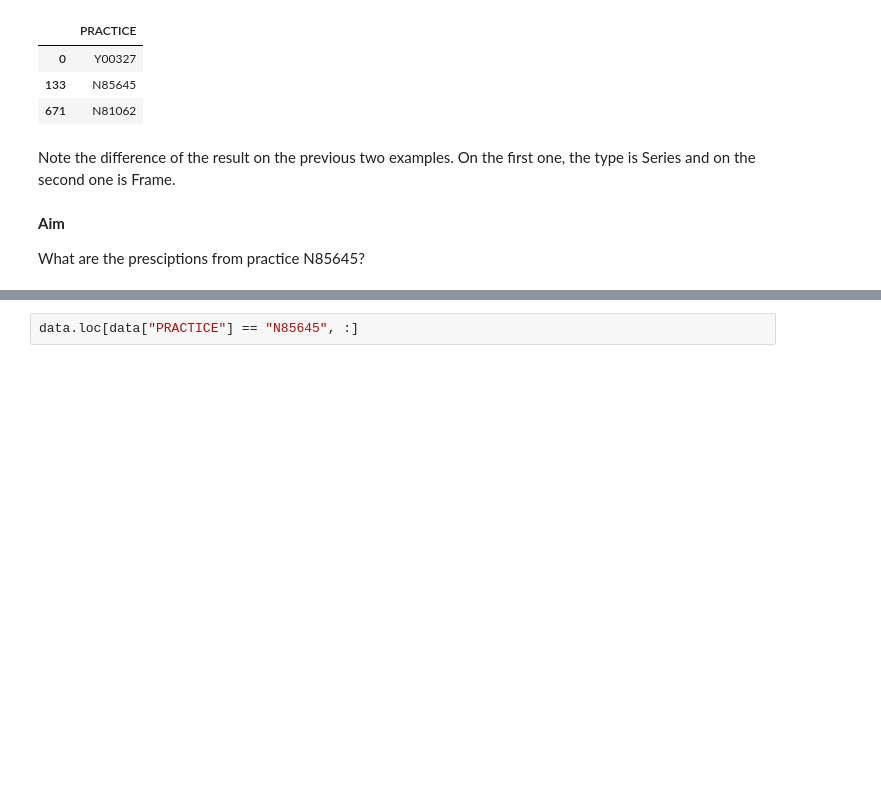
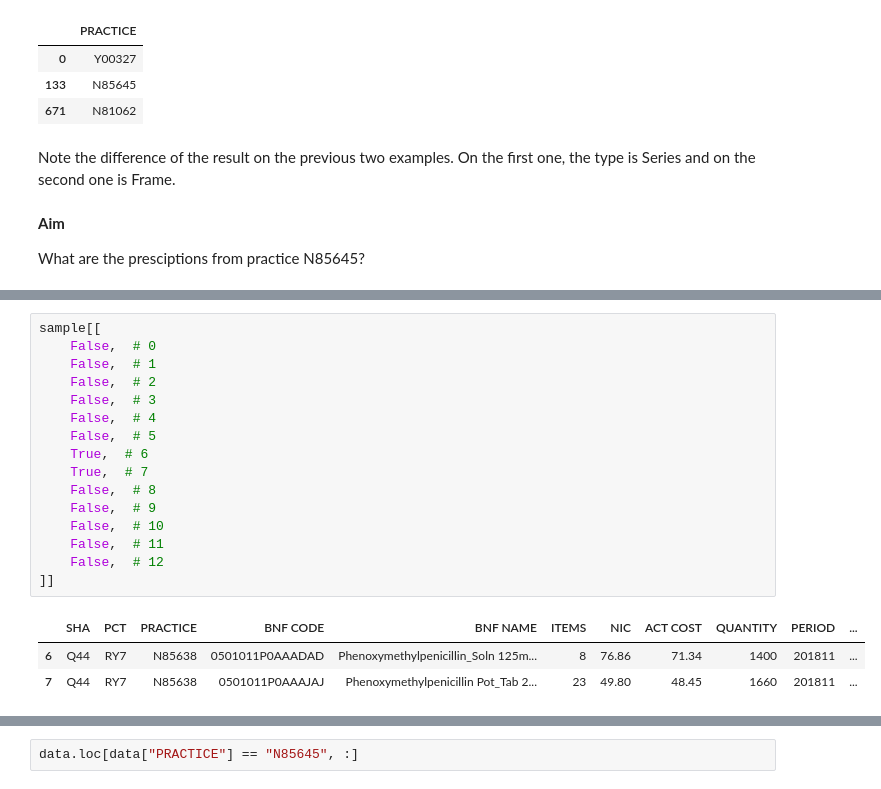
Before and after one commit to anenadic/2019-03-16-manchester, a Jupyter notebook: prescribing_exercises.ipynb, the cells around one changed output, grey strips where cells are left out. Cells and saved outputs as stored; diff of their text form; blank space fills up the shorter version.

```diff
--- a/prescribing_exercises.ipynb
+++ b/prescribing_exercises.ipynb
@@ -224,0 +405,20 @@ What are the presciptions from practice N85645?
+# %%
+sample[[
+    False,  # 0
+    False,  # 1
+    False,  # 2
+    False,  # 3
+    False,  # 4
+    False,  # 5
+    True,  # 6
+    True,  # 7
+    False,  # 8
+    False,  # 9
+    False,  # 10
+    False,  # 11
+    False,  # 12
+]]
+# %% [output]
+|  | SHA | PCT | PRACTICE | BNF CODE | BNF NAME | ITEMS | NIC | ACT COST | QUANTITY | PERIOD | ... |
+| 6 | Q44 | RY7 | N85638 | 0501011P0AAADAD | Phenoxymethylpenicillin_Soln 125m... | 8 | 76.86 | 71.34 | 1400 | 201811 | ... |
+| 7 | Q44 | RY7 | N85638 | 0501011P0AAAJAJ | Phenoxymethylpenicillin Pot_Tab 2... | 23 | 49.80 | 48.45 | 1660 | 201811 | ... |
```
Also changed, not shown: parts of 43 cells of this notebook.
